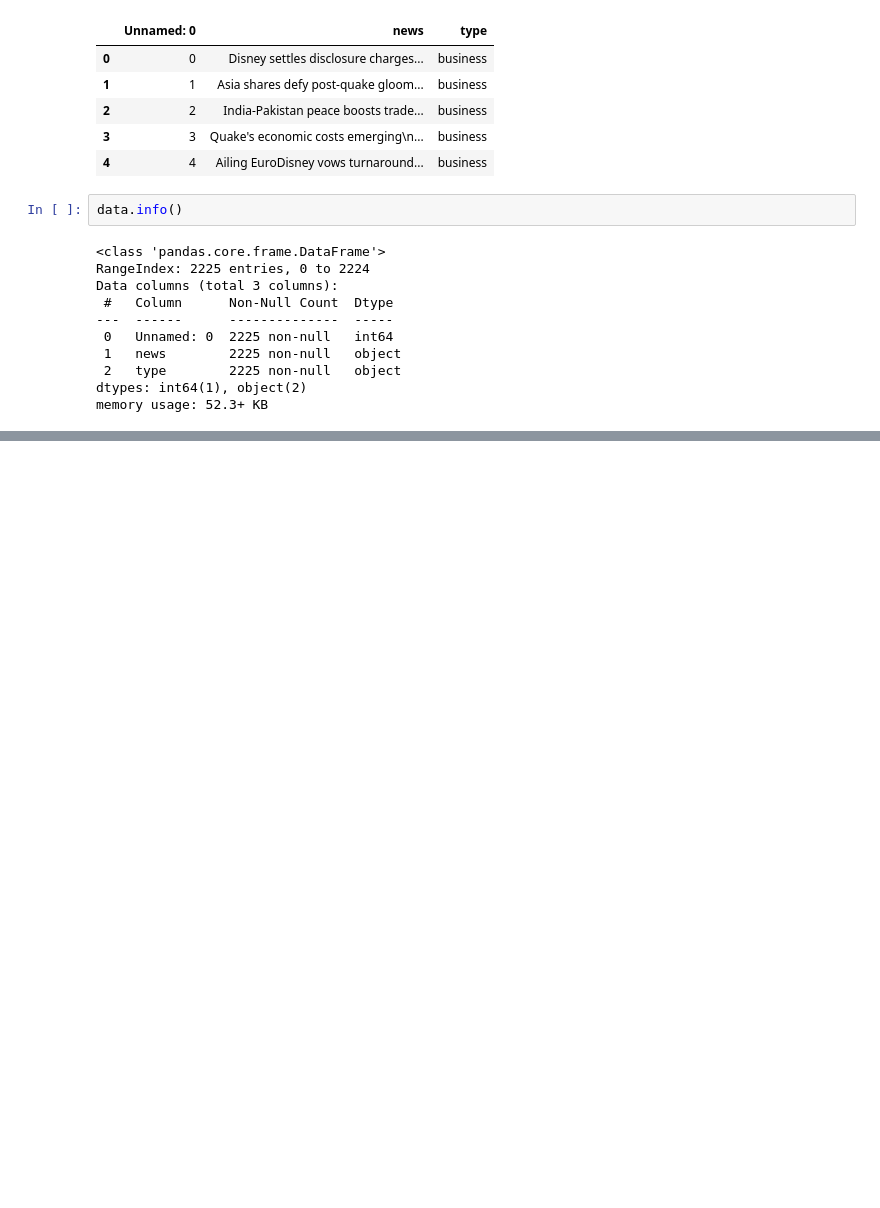
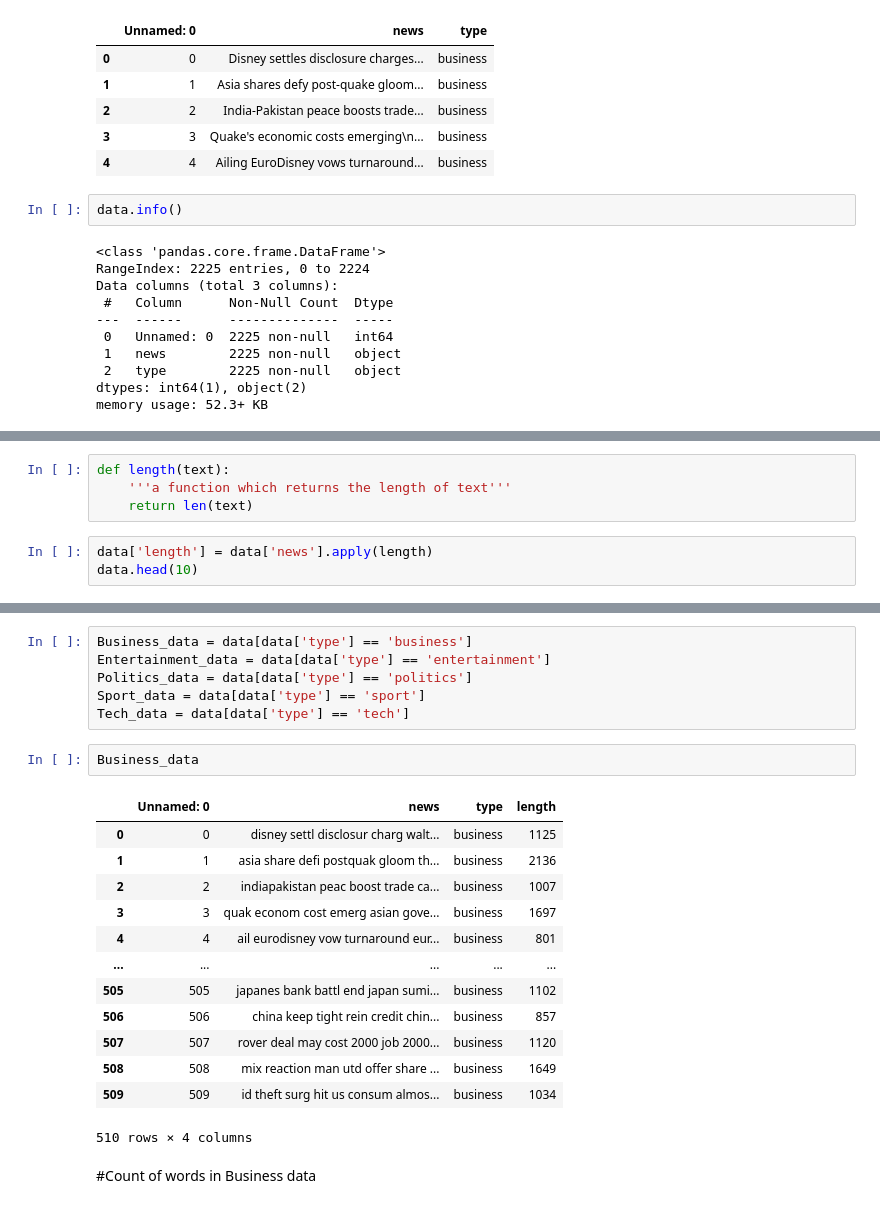
Before and after one commit to HONAJIPHAD/Topic-Modeling-On-News-Article, a Jupyter notebook: Topic_Modeling_On_News_Article.ipynb, the cells around one changed output, grey strips where cells are left out. Cells and saved outputs as stored; diff of their text form; blank space fills up the shorter version.

```diff
--- a/Topic_Modeling_On_News_Article.ipynb
+++ b/Topic_Modeling_On_News_Article.ipynb
@@ -60,0 +218,7 @@ memory usage: 52.3+ KB
+# %%
+def length(text):
+    '''a function which returns the length of text'''
+    return len(text)
+# %%
+data['length'] = data['news'].apply(length)
+data.head(10)
@@ -60,0 +237,24 @@ memory usage: 52.3+ KB
+# %%
+Business_data = data[data['type'] == 'business']
+Entertainment_data = data[data['type'] == 'entertainment']
+Politics_data = data[data['type'] == 'politics']
+Sport_data = data[data['type'] == 'sport']
+Tech_data = data[data['type'] == 'tech']
+# %%
+Business_data
+# %% [output]
+|  | Unnamed: 0 | news | type | length |
+| 0 | 0 | disney settl disclosur charg walt... | business | 1125 |
+| 1 | 1 | asia share defi postquak gloom th... | business | 2136 |
+| 2 | 2 | indiapakistan peac boost trade ca... | business | 1007 |
+| 3 | 3 | quak econom cost emerg asian gove... | business | 1697 |
+| 4 | 4 | ail eurodisney vow turnaround eur... | business | 801 |
+| ... | ... | ... | ... | ... |
+| 505 | 505 | japanes bank battl end japan sumi... | business | 1102 |
+| 506 | 506 | china keep tight rein credit chin... | business | 857 |
+| 507 | 507 | rover deal may cost 2000 job 2000... | business | 1120 |
+| 508 | 508 | mix reaction man utd offer share ... | business | 1649 |
+| 509 | 509 | id theft surg hit us consum almos... | business | 1034 |
+510 rows × 4 columns
+# %% [markdown]
+#Count of words in Business data
```
Also changed, not shown: parts of 25 cells of this notebook.
